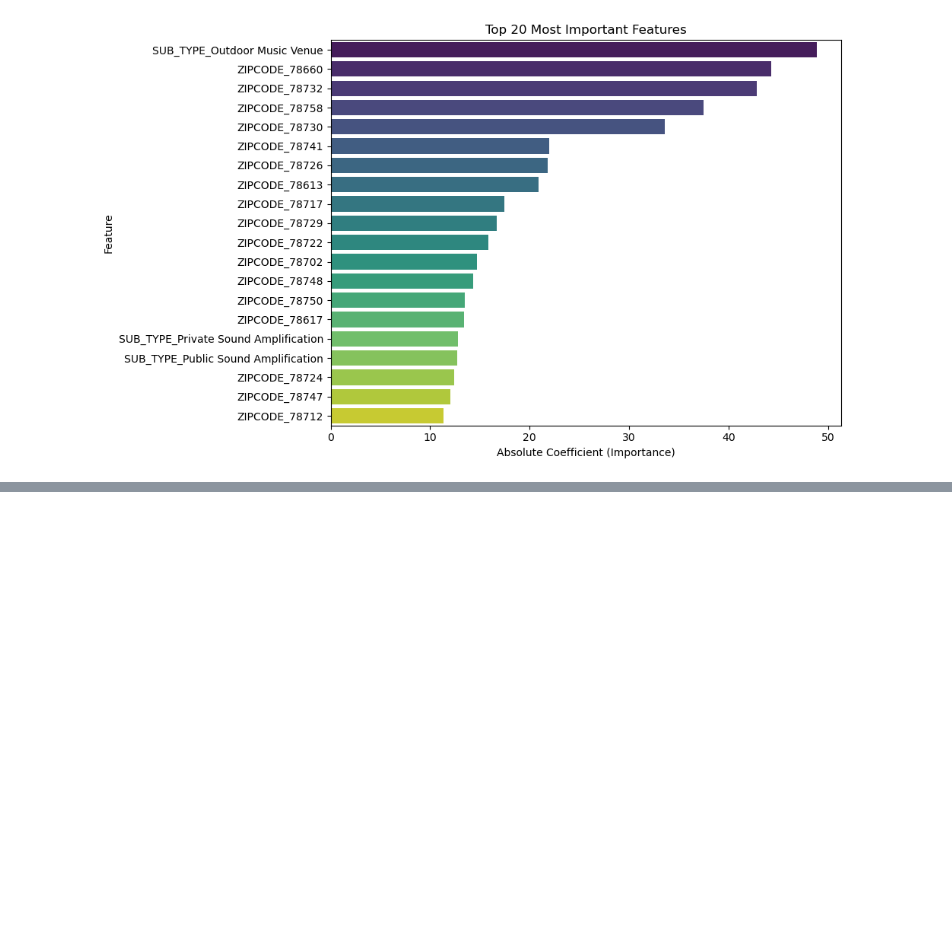
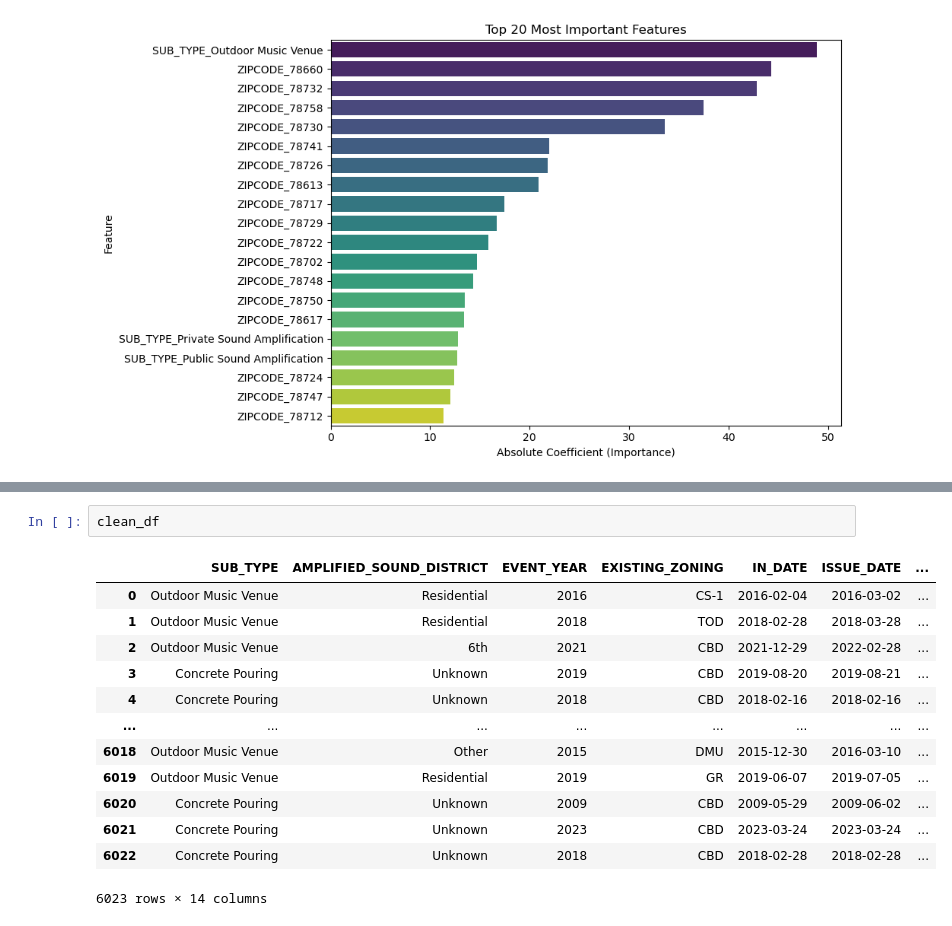
Before and after one commit to dysonspheres/soundOrdinanceProject, a Jupyter notebook: zipcode.ipynb, the cells around one changed output, grey strips where cells are left out. Cells and saved outputs as stored; diff of their text form; blank space fills up the shorter version.

```diff
--- a/zipcode.ipynb
+++ b/zipcode.ipynb
@@ -313,0 +262,16 @@ LinearRegression does not accept missing values encoded as NaN natively. For sup
+# %%
+clean_df
+# %% [output]
+|  | SUB_TYPE | AMPLIFIED_SOUND_DISTRICT | EVENT_YEAR | EXISTING_ZONING | IN_DATE | ISSUE_DATE | ... |
+| 0 | Outdoor Music Venue | Residential | 2016 | CS-1 | 2016-02-04 | 2016-03-02 | ... |
+| 1 | Outdoor Music Venue | Residential | 2018 | TOD | 2018-02-28 | 2018-03-28 | ... |
+| 2 | Outdoor Music Venue | 6th | 2021 | CBD | 2021-12-29 | 2022-02-28 | ... |
+| 3 | Concrete Pouring | Unknown | 2019 | CBD | 2019-08-20 | 2019-08-21 | ... |
+| 4 | Concrete Pouring | Unknown | 2018 | CBD | 2018-02-16 | 2018-02-16 | ... |
+| ... | ... | ... | ... | ... | ... | ... | ... |
+| 6018 | Outdoor Music Venue | Other | 2015 | DMU | 2015-12-30 | 2016-03-10 | ... |
+| 6019 | Outdoor Music Venue | Residential | 2019 | GR | 2019-06-07 | 2019-07-05 | ... |
+| 6020 | Concrete Pouring | Unknown | 2009 | CBD | 2009-05-29 | 2009-06-02 | ... |
+| 6021 | Concrete Pouring | Unknown | 2023 | CBD | 2023-03-24 | 2023-03-24 | ... |
+| 6022 | Concrete Pouring | Unknown | 2018 | CBD | 2018-02-28 | 2018-02-28 | ... |
+6023 rows × 14 columns
```
Also changed, not shown: parts of 5 cells of this notebook, 1 other file.
